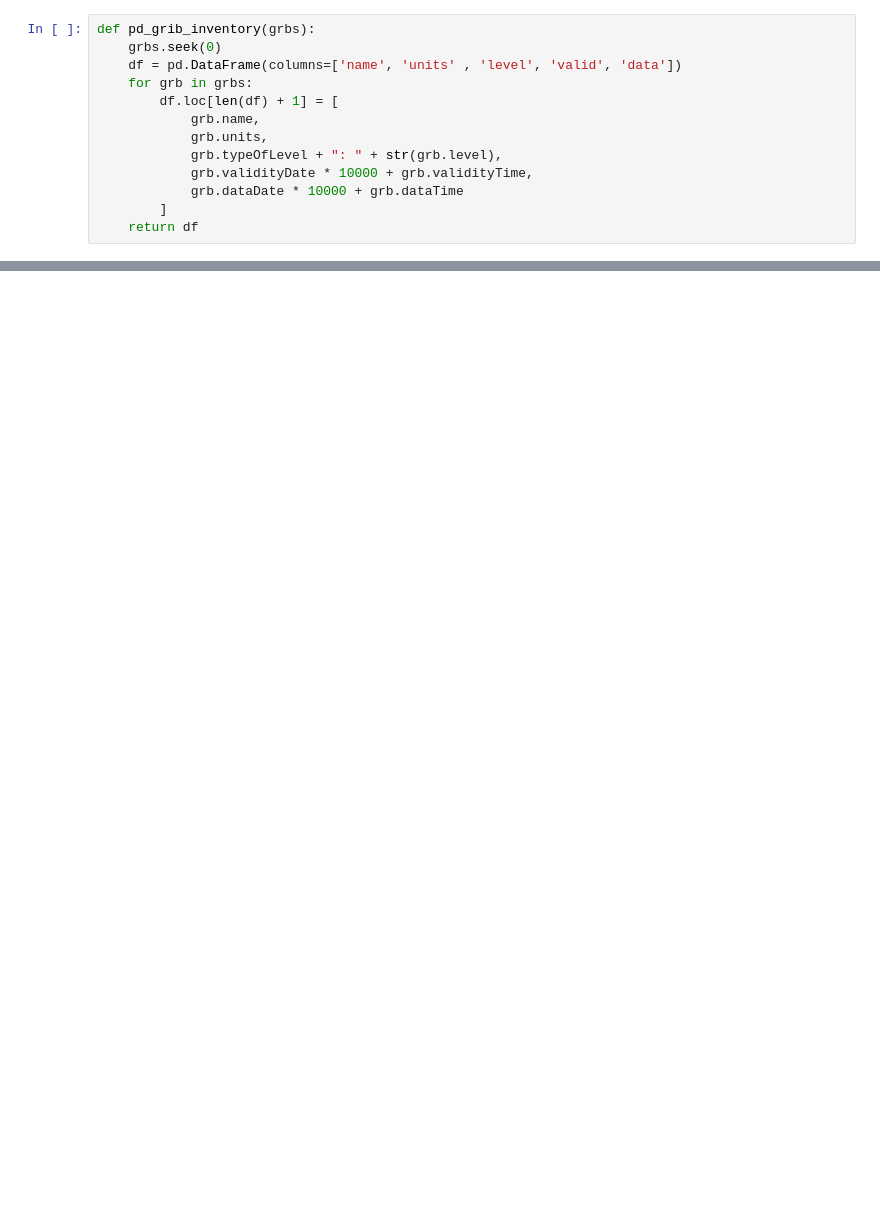
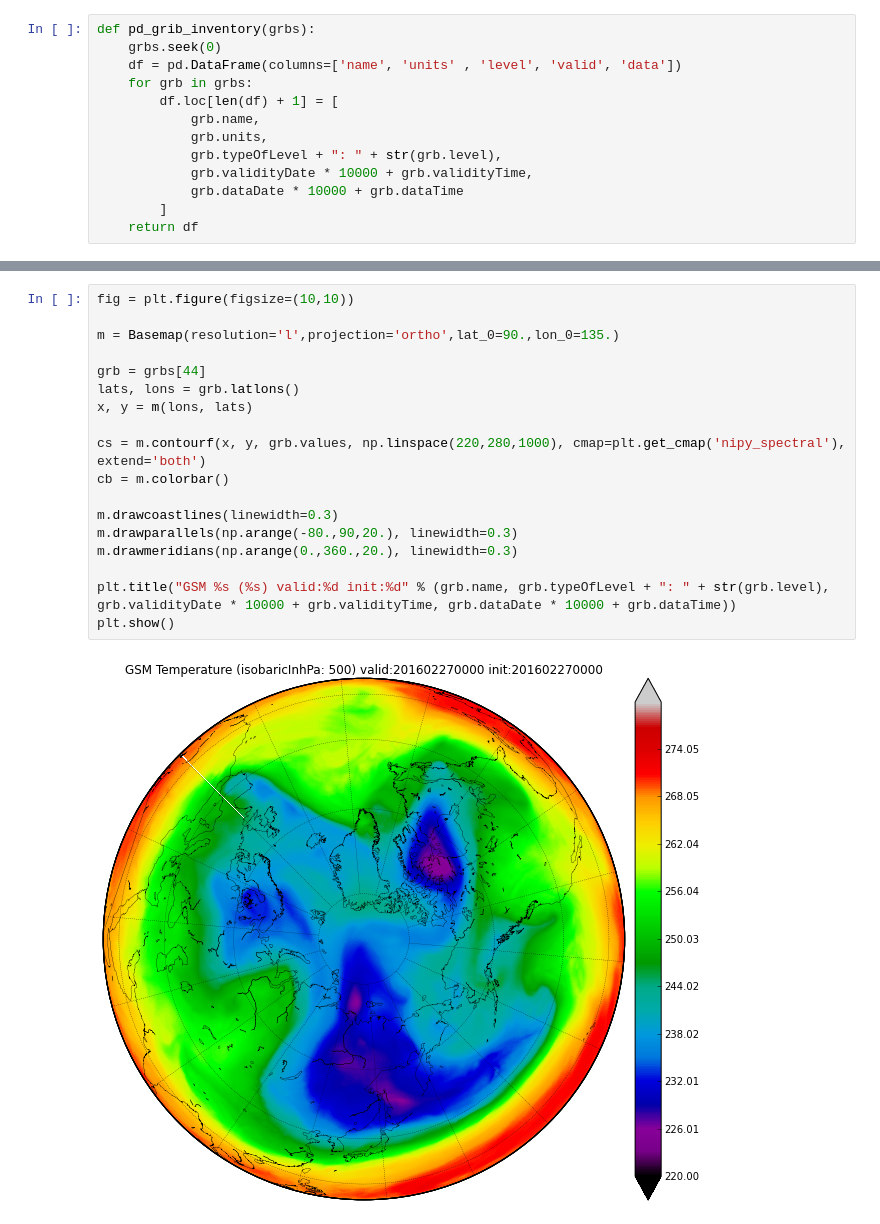
Before and after one commit to tattii/weather, a Jupyter notebook: notebook/gsm.ipynb, the cells around one changed output, grey strips where cells are left out. Cells and saved outputs as stored; diff of their text form; blank space fills up the shorter version.

Commit message:
add 500hPa temp ortho

```diff
--- a/notebook/gsm.ipynb
+++ b/notebook/gsm.ipynb
@@ -84,0 +173,20 @@ array([[ 102611.76147461,  102606.29272461,  102585.98022461, ...,
+# %%
+fig = plt.figure(figsize=(10,10))
+
+m = Basemap(resolution='l',projection='ortho',lat_0=90.,lon_0=135.)
+
+grb = grbs[44]
+lats, lons = grb.latlons()
+x, y = m(lons, lats)
+
+cs = m.contourf(x, y, grb.values, np.linspace(220,280,1000), cmap=plt.get_cmap('nipy_spectral'), extend='both')
+cb = m.colorbar()
+
+m.drawcoastlines(linewidth=0.3)
+m.drawparallels(np.arange(-80.,90,20.), linewidth=0.3)
+m.drawmeridians(np.arange(0.,360.,20.), linewidth=0.3)
+
+plt.title("GSM %s (%s) valid:%d init:%d" % (grb.name, grb.typeOfLevel + ": " + str(grb.level), grb.validityDate * 10000 + grb.validityTime, grb.dataDate * 10000 + grb.dataTime))
+plt.show()
+# %% [output]
+[figure, added]
```
Also changed, not shown: parts of 7 cells of this notebook.
